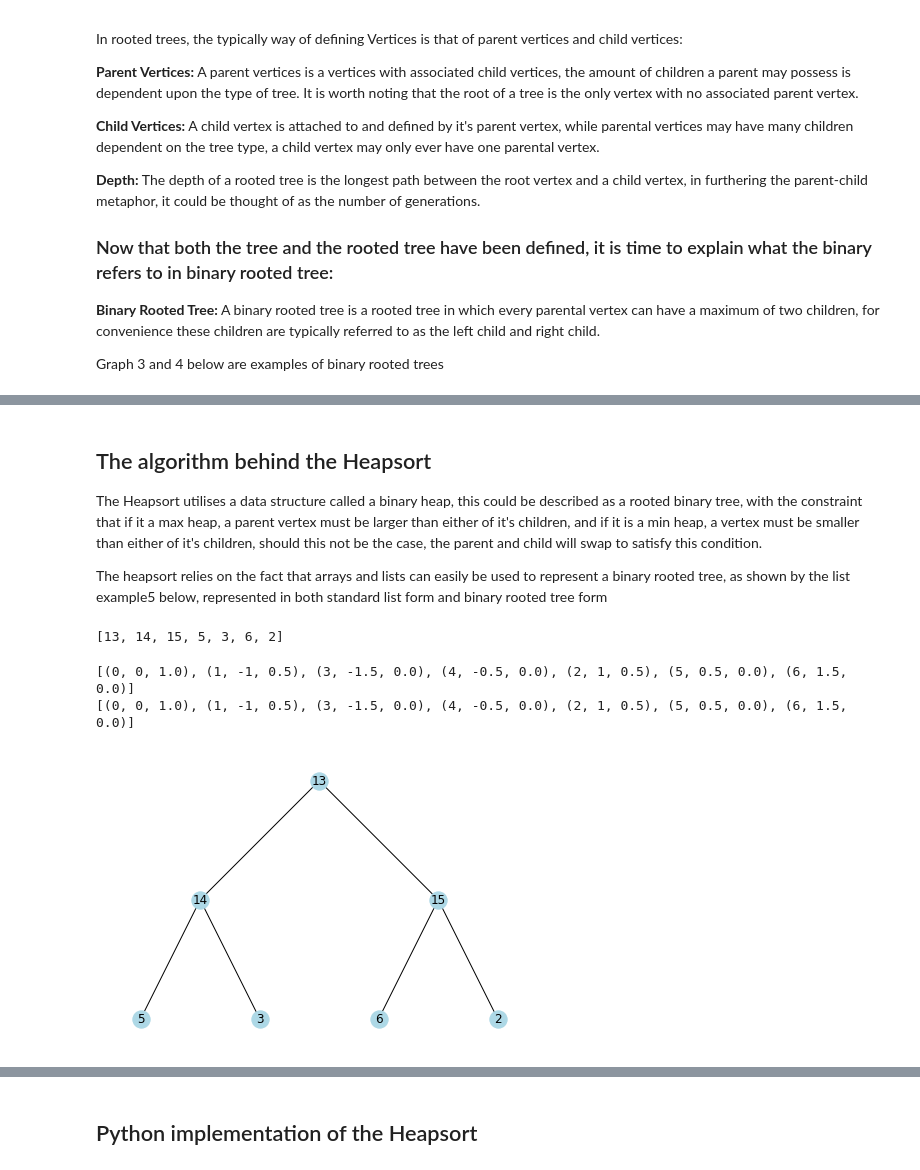
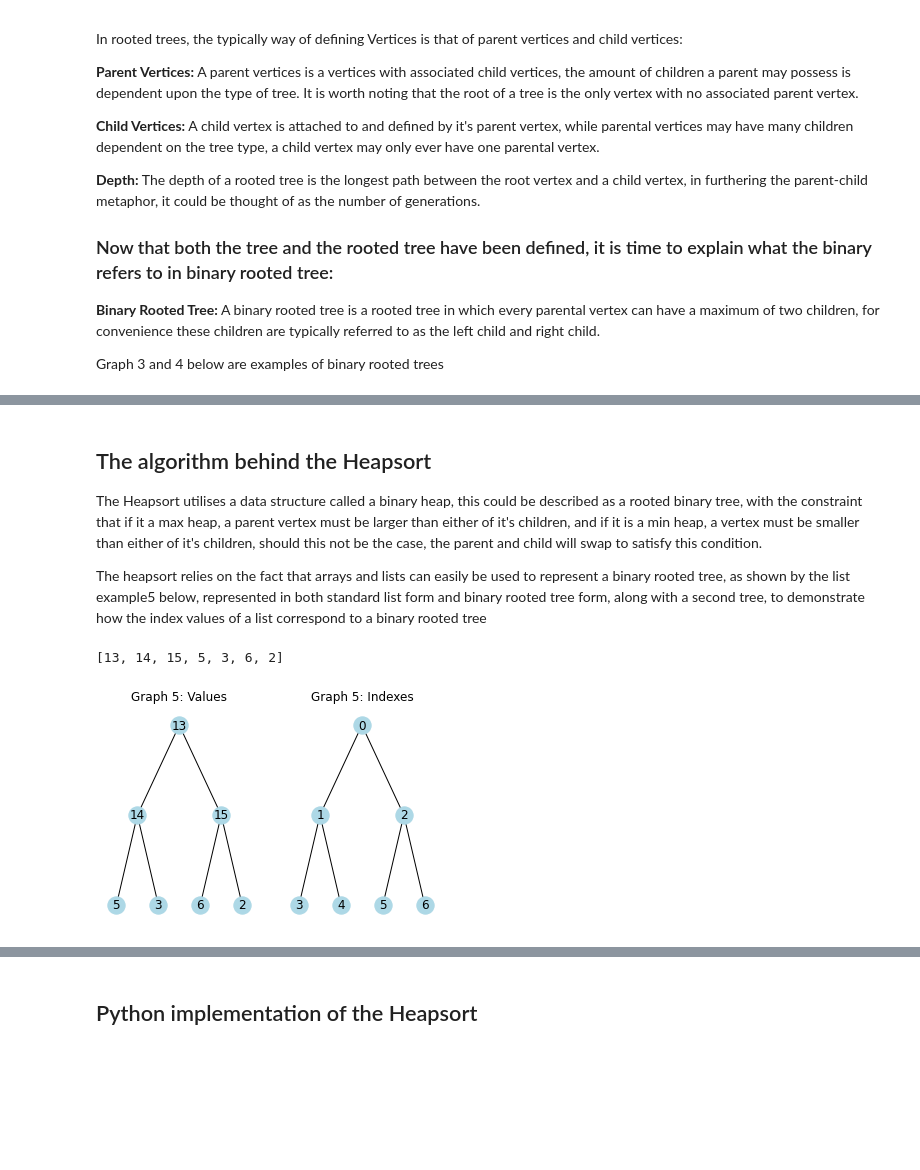
Before and after one commit to DylanWhelan/Graph_Theory_Summer_2022, a Jupyter notebook: The Heapsort.ipynb, the cells around one changed output, grey strips where cells are left out. Saved outputs shown, nothing was run; the diff lists cells and outputs as text; code cells hidden in the pictures; blank space fills up the shorter version.

Commit message:
The algorithm of the heapsort has been explained, with reference to trees

```diff
--- a/The Heapsort.ipynb
+++ b/The Heapsort.ipynb
@@ -135,16 +163,23 @@ plt.show()
 ## The algorithm behind the Heapsort
 The Heapsort utilises a data structure called a binary heap, this could be described as a rooted binary tree, with the constraint that if it a max heap, a parent vertex must be larger than either of it's children, and if it is a min heap, a vertex must be smaller than either of it's children, should this not be the case, the parent and child will swap to satisfy this condition.
 
-The heapsort relies on the fact that arrays and lists can easily be used to represent a binary rooted tree, as shown by the list example5 below, represented in both standard list form and binary rooted tree form
+The heapsort relies on the fact that arrays and lists can easily be used to represent a binary rooted tree, as shown by the list example5 below, represented in both standard list form and binary rooted tree form, along with a second tree, to demonstrate how the index values of a list correspond to a binary rooted tree
 # %%
 example5 = [13, 14, 15, 5, 3, 6, 2]
+example6 = [0, 1, 2, 3, 4, 5, 6]
 # %%
 example5
 # %% [output]
 [13, 14, 15, 5, 3, 6, 2]
-# %%
-draw_tree(example5)
-# %% [output]
-[(0, 0, 1.0), (1, -1, 0.5), (3, -1.5, 0.0), (4, -0.5, 0.0), (2, 1, 0.5), (5, 0.5, 0.0), (6, 1.5, 0.0)]
-[(0, 0, 1.0), (1, -1, 0.5), (3, -1.5, 0.0), (4, -0.5, 0.0), (2, 1, 0.5), (5, 0.5, 0.0), (6, 1.5, 0.0)]
-[figure, removed]
+# %%
+plt.subplot(121)
+draw_tree(example5)
+plt.title("Graph 5: Values")
+
+plt.subplot(122)
+draw_tree(example6)
+plt.title("Graph 5: Indexes")
+
+plt.show()
+# %% [output]
+[figure, added]
```
Also changed, not shown: parts of 13 cells of this notebook.
